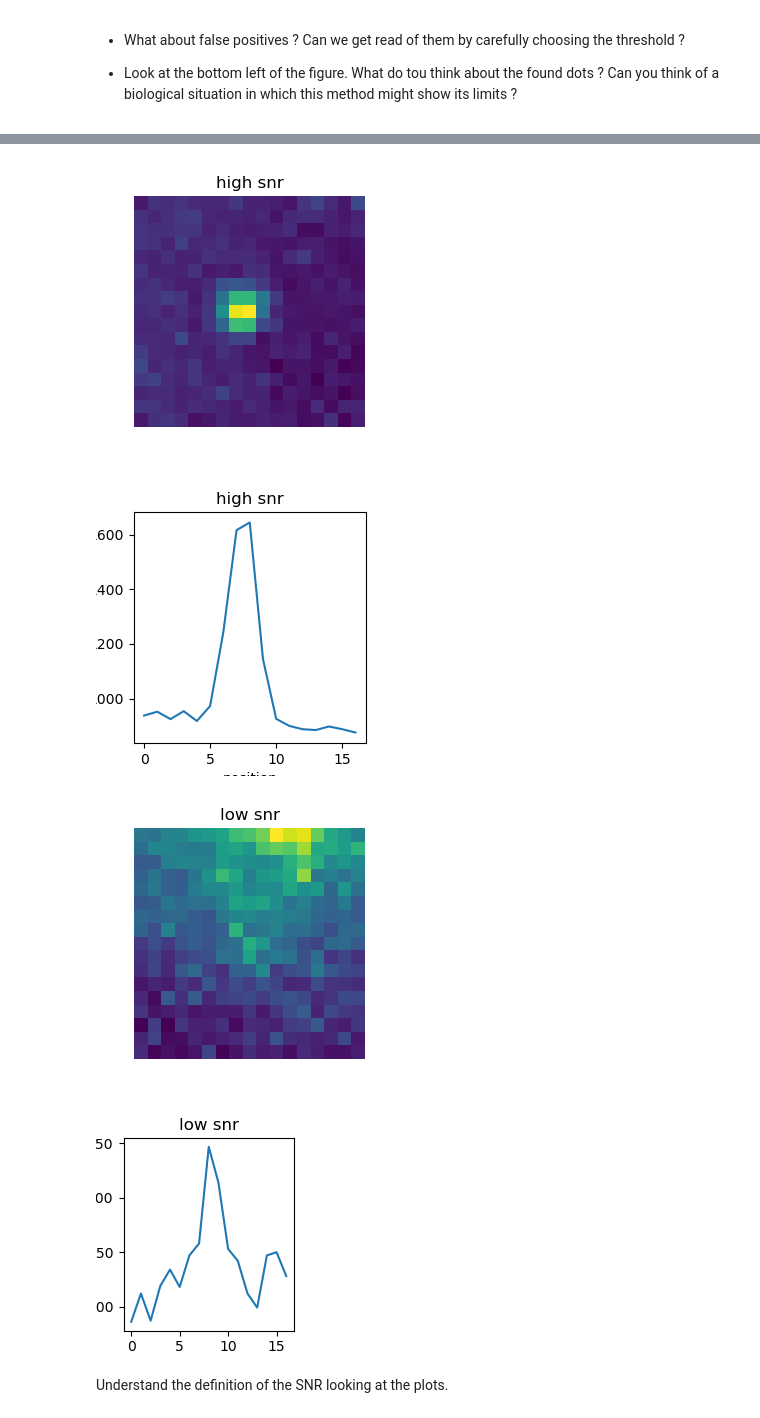
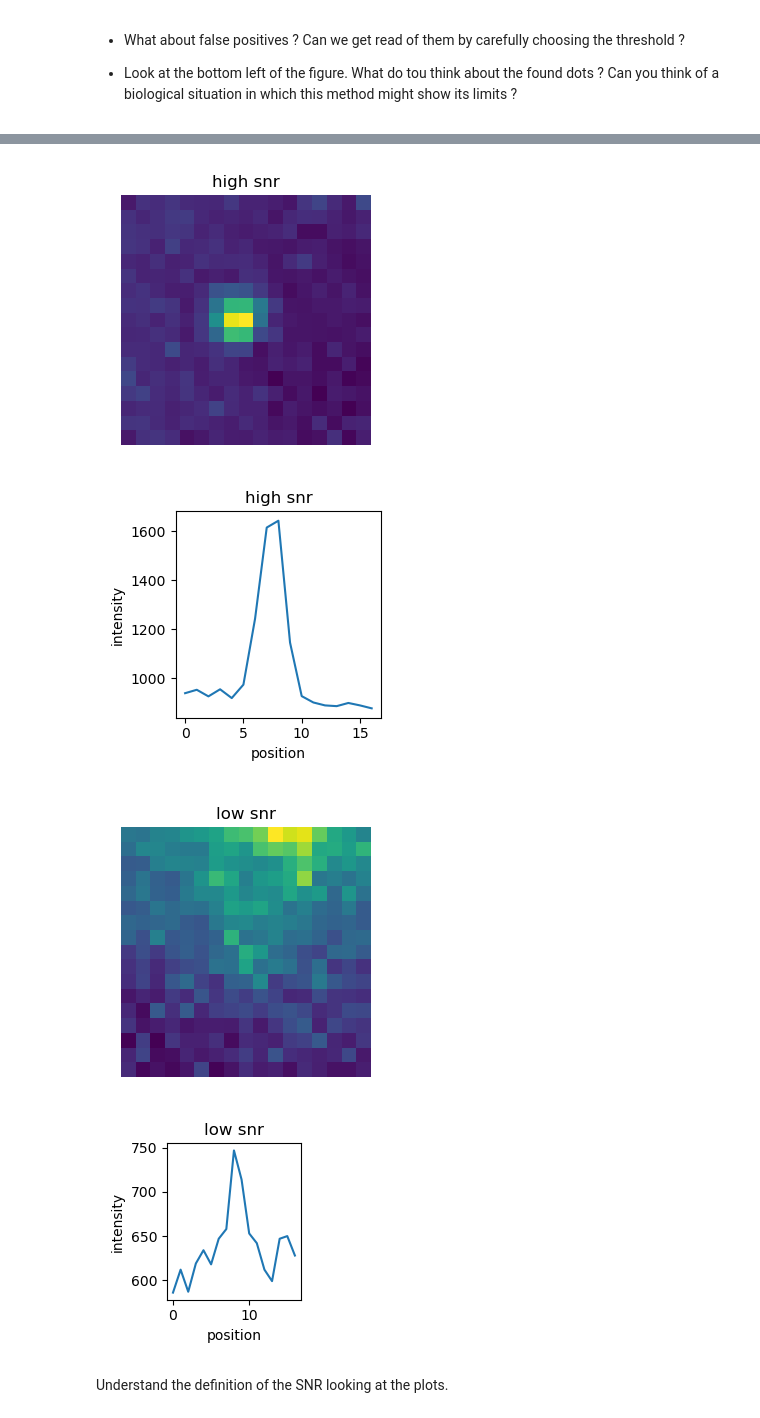
Before and after one commit to Image-Analysis-Hub/Pasteur-BioImage-Analysis-Course-2025, a Jupyter notebook: Analyst/Day3/Spot_detection_for_RNA_imaging/Spot_detection_RNA_imaging.ipynb, the cells around one changed output, grey strips where cells are left out. Drawn from its saved outputs; the diff is of its cells as text; code cells hidden in the pictures.

```diff
--- a/Analyst/Day3/Spot_detection_for_RNA_imaging/Spot_detection_RNA_imaging.ipynb
+++ b/Analyst/Day3/Spot_detection_for_RNA_imaging/Spot_detection_RNA_imaging.ipynb
@@ -223,13 +226,14 @@ sub_im = im_2d[spot[0]-window : spot[0]+window+1, spot[1]-window:spot[1]+window+
 ax.imshow(sub_im, vmin= sub_im.min(), vmax = sub_im.max());
 ax.set_title('high snr');
 ax.set_axis_off()
+fig.tight_layout()
 
 fig, ax = plt.subplots(figsize=(3, 3))
 ax.plot(im_2d[spot[0], spot[1]-window:spot[1]+window+1]);
 ax.set_xlabel('position');
 ax.set_ylabel('intensity');
 ax.set_title('high snr');
-
+fig.tight_layout()
 
 spot  = [1587, 1675]
 window= 8
@@ -239,10 +243,12 @@ sub_im  = im_2d[spot[0]-window : spot[0]+window+1, spot[1]-window:spot[1]+window
 ax.imshow(sub_im, vmin= sub_im.min(), vmax = sub_im.max());
 ax.set_title('low snr');
 ax.set_axis_off()
+fig.tight_layout()
 
 fig, ax = plt.subplots(figsize=(2.2,2.5))
 ax.plot(im_2d[spot[0], spot[1]-window:spot[1]+window+1]);
 ax.set_xlabel('position');
 ax.set_ylabel('intensity');
 ax.set_title('low snr');
+fig.tight_layout()
 # %% [output]
@@ -250,7 +255,7 @@ More than 20 figures have been opened. Figures created through the pyplot interf
-[figure, old version]
+[figure, new version]
-[figure, old version]
+[figure, new version]
-[figure, old version]
+[figure, new version]
-[figure, old version]
+[figure, new version]
 # %% [markdown]
 Understand the definition of the SNR looking at the plots.
 # %%
```
Also changed, not shown: parts of 13 cells of this notebook.
